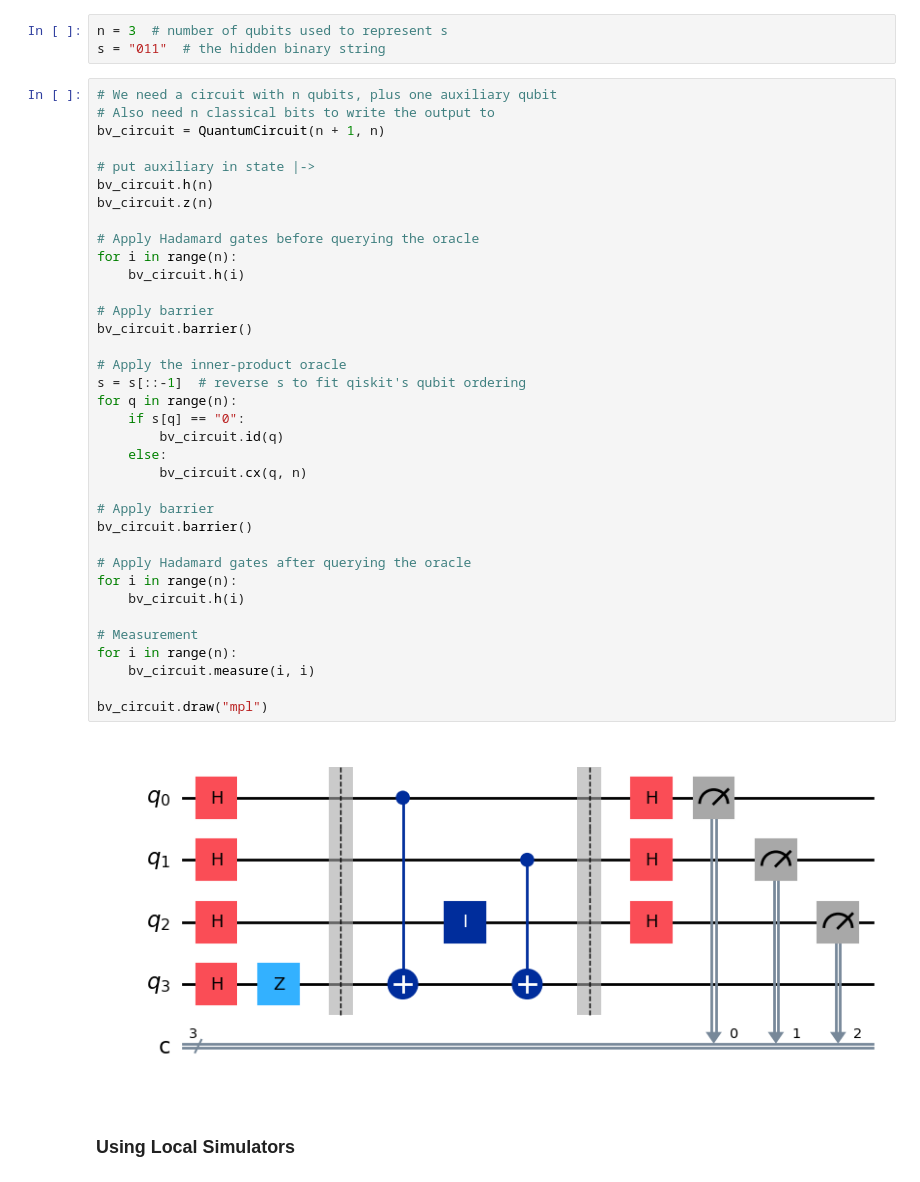
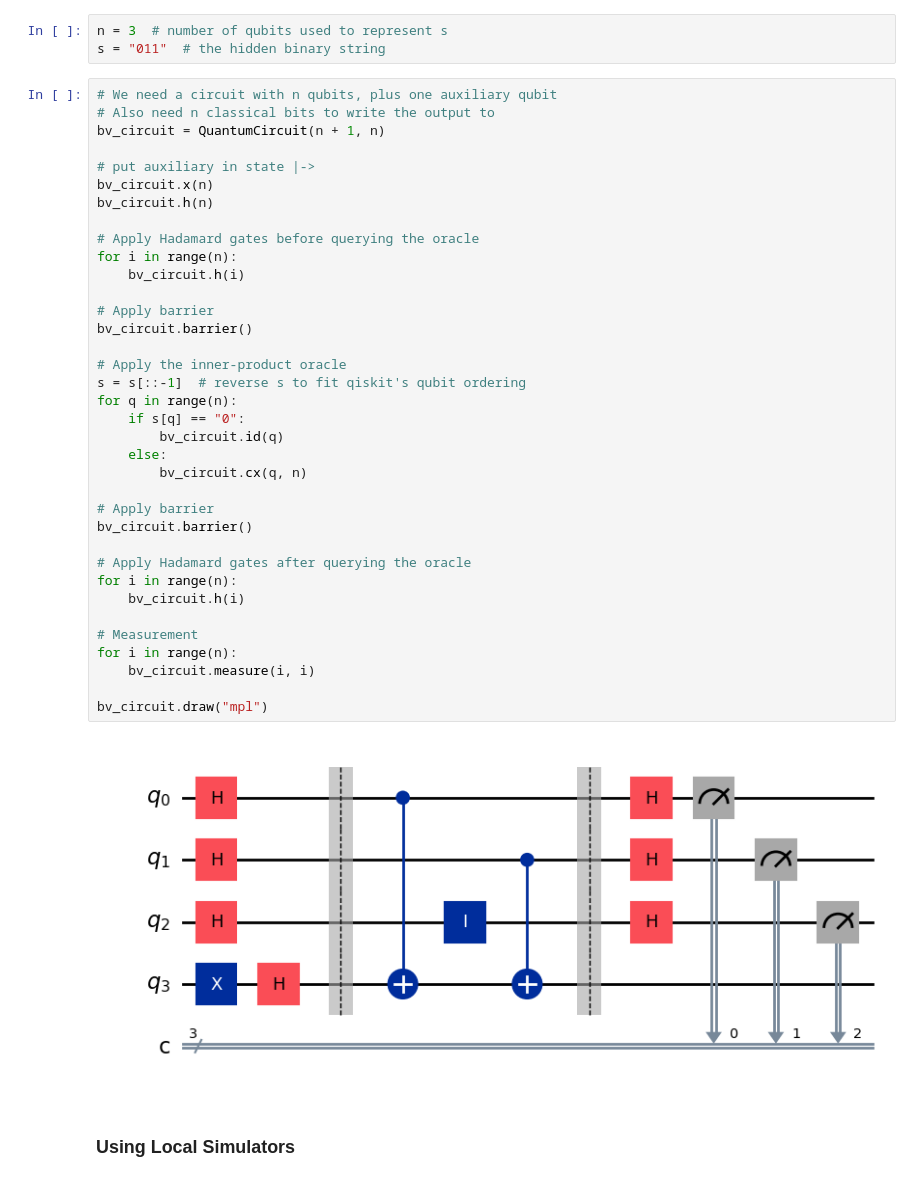
Before and after one commit to Edhey/Introduccion-a-la-Computacion-Cuantica, a Jupyter notebook: algorithms/bernstein-vazirani/bernstein-varizani-medium.ipynb, the cells around one changed output. Drawn from its saved outputs; the diff is of its cells as text.

Commit message:
added image for quantum circuit

```diff
--- a/algorithms/bernstein-vazirani/bernstein-varizani-medium.ipynb
+++ b/algorithms/bernstein-vazirani/bernstein-varizani-medium.ipynb
@@ -28,38 +28,38 @@ s = "011"  # the hidden binary string
 bv_circuit = QuantumCircuit(n + 1, n)
 
 # put auxiliary in state |->
+bv_circuit.x(n)
 bv_circuit.h(n)
-bv_circuit.z(n)
 
 # Apply Hadamard gates before querying the oracle
 for i in range(n):
     bv_circuit.h(i)
 
 # Apply barrier
 bv_circuit.barrier()
 
 # Apply the inner-product oracle
 s = s[::-1]  # reverse s to fit qiskit's qubit ordering
 for q in range(n):
     if s[q] == "0":
         bv_circuit.id(q)
     else:
         bv_circuit.cx(q, n)
 
 # Apply barrier
 bv_circuit.barrier()
 
 # Apply Hadamard gates after querying the oracle
 for i in range(n):
     bv_circuit.h(i)
 
 # Measurement
 for i in range(n):
     bv_circuit.measure(i, i)
 
 bv_circuit.draw("mpl")
 # %% [output]
-[figure, old version]
+[figure, new version]
 # %% [markdown]
 ### Using Local Simulators
 # %%
```
Also changed, not shown: parts of 2 cells of this notebook, 1 other file.
